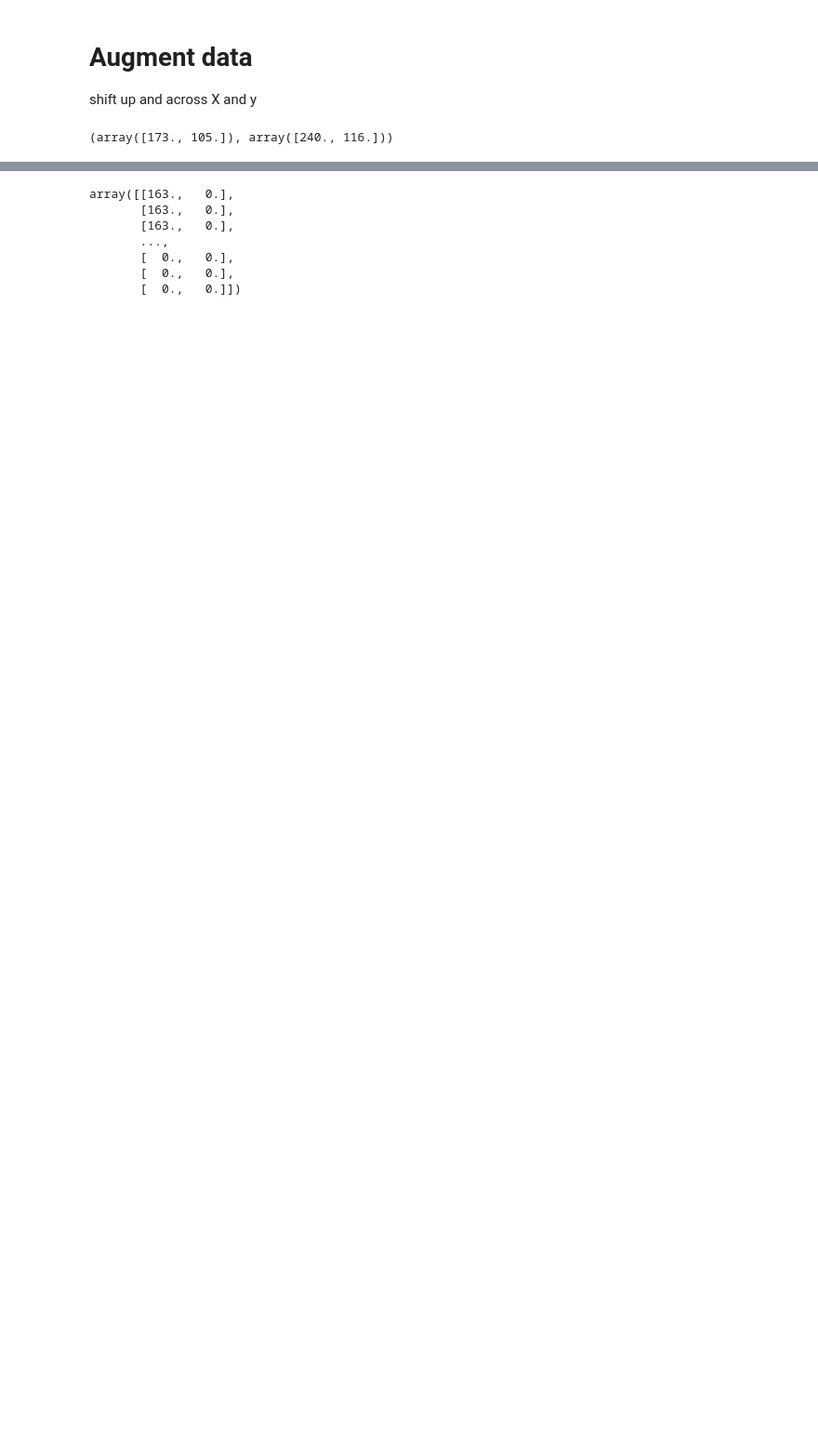
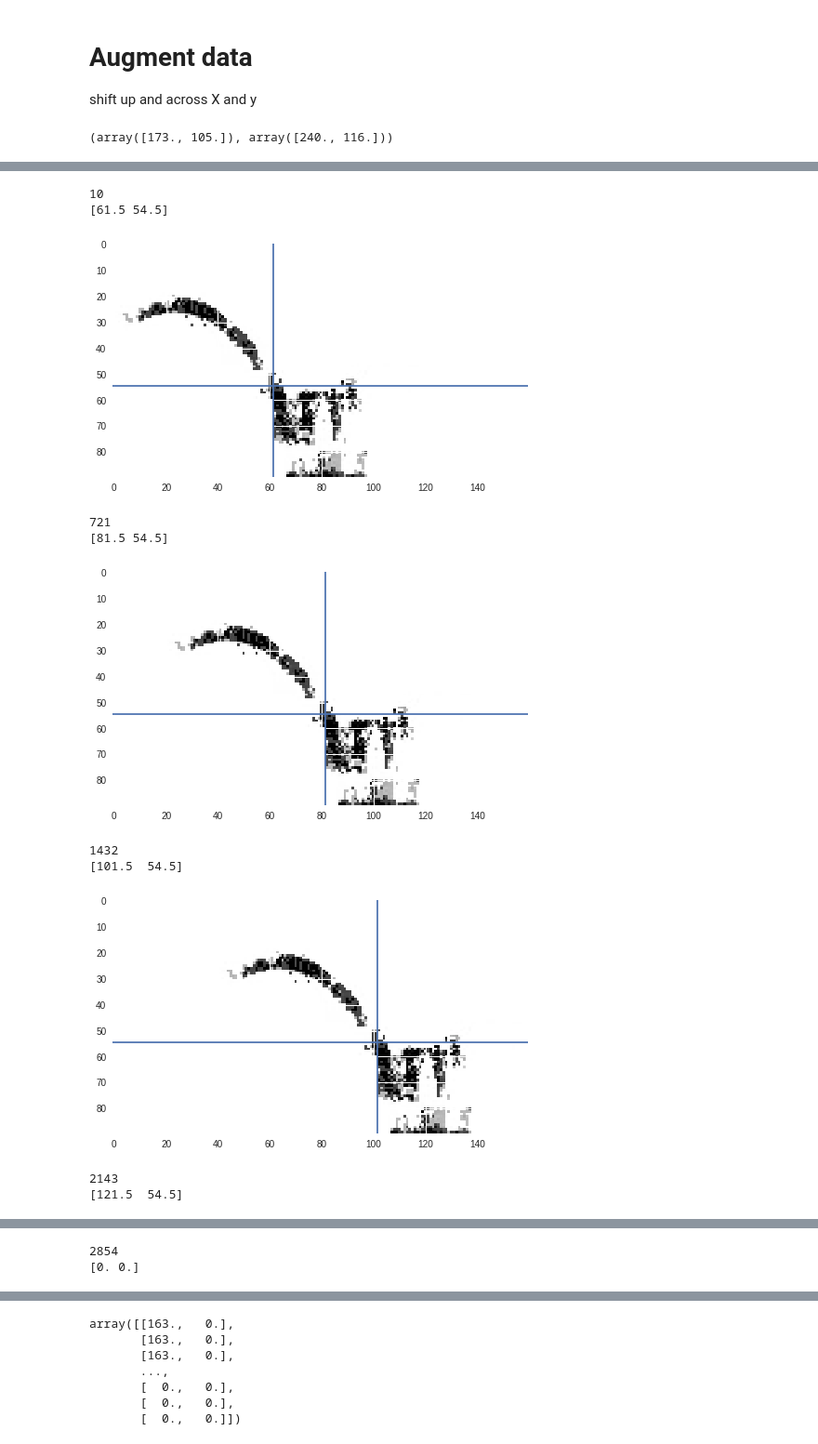
Before and after one commit to ZackAkil/optimising-basketball, a Jupyter notebook: shot prediction/where_did_i_shoot_from.ipynb, the cells around one changed output, grey strips where cells are left out. Shown at 93% size. Drawn from its saved outputs; the diff is of its cells as text; code cells hidden in the pictures; blank space fills up the shorter version.

```diff
--- a/shot prediction/where_did_i_shoot_from.ipynb
+++ b/shot prediction/where_did_i_shoot_from.ipynb
@@ -99,6 +123,7 @@ y.min(axis=0), y.max(axis=0)
 # %%
 y_m = len(y)
 # %%
-x_trans = (np.arange(3)*20)-20
+x_trans_m = 4
+x_trans = (np.arange(x_trans_m)*20)-30
 x_trans
 # %% [output]
@@ -106,4 +131,5 @@ array([-20,   0,  20])
 # %%
-y_trans = (np.arange(3)*15)-10
+y_trans_m = 4
+y_trans = (np.arange(y_trans_m)*10)-15
 y_trans
 # %% [output]
@@ -111,5 +137,5 @@ array([-10,   5,  20])
 # %%
-new_data = np.zeros([(y_m*3)*4, 180, 320, 1]).astype(np.uint8)
-new_y = np.zeros([(y_m*3)*4,2])
+new_data = np.zeros([(y_m * x_trans_m) * (y_trans_m+1), data_shape[1], data_shape[2], 1]).astype(np.uint8)
+new_y_data = np.zeros([(y_m * x_trans_m) * (y_trans_m+1), 2])
 new_data.shape, new_y.shape
 # %% [output]
@@ -117,17 +143,21 @@ new_data.shape, new_y.shape
 # %%
 # X axis translation augmentation
+offset = 0
 
 for i, trans in enumerate(x_trans):
   from_index = i*y_m
   to_index = (i+1)*y_m
   print('writing {0} to {1}, translation of {2}'.format(from_index, to_index, trans))
+  offset = to_index
 
 
   new_data[from_index:to_index] = np.roll(shot_x, trans)
   print(new_data.sum())
 
-  new_y[from_index:to_index, 0] = y[:,0] + trans
-  new_y[from_index:to_index, 1] = y[:,1]
+  new_y_data[from_index:to_index, 0] = y[:,0] + trans
+  new_y_data[from_index:to_index, 1] = y[:,1]
 
-  print('traslated y {0}'.format(new_y.sum()))
+  print('traslated y {0}'.format(new_y_data.sum()))
+
+  print(y[8,0],  y[8,0] + trans)
 # %% [output]
@@ -142,0 +194,24 @@ traslated y 681282.0
+# %%
+start_index = 10;
+
+for i in range(y_trans_m+1):
+  index_to_display = (i * y_m) + start_index
+  print(index_to_display)
+  plt.imshow(new_data[index_to_display,:,:,0])
+
+  print(new_y_data[index_to_display])
+  plt.axvline(new_y_data[index_to_display, 0]  )
+  plt.axhline(new_y_data[index_to_display, 1] )
+  plt.show()
+# %% [output]
+10
+[61.5 54.5]
+[figure, added]
+721
+[81.5 54.5]
+[figure, added]
+1432
+[101.5  54.5]
+[figure, added]
+2143
+[121.5  54.5]
@@ -142,0 +219,2 @@ traslated y 681282.0
+2854
+[0. 0.]
```
Also changed, not shown: parts of 58 cells of this notebook.
